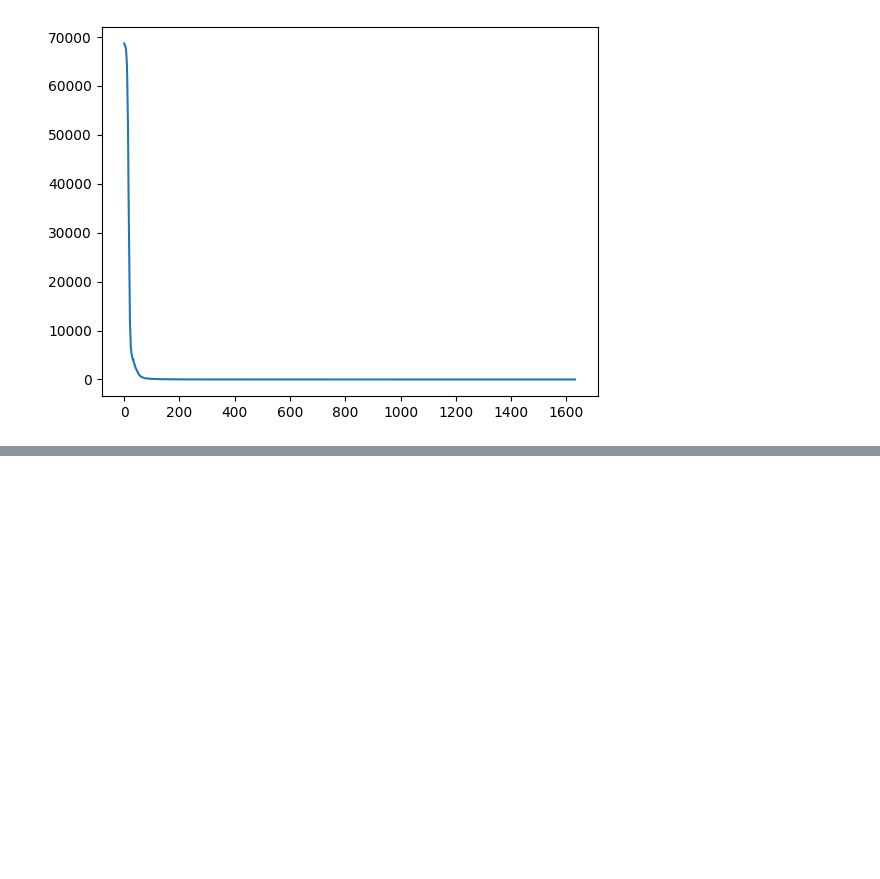
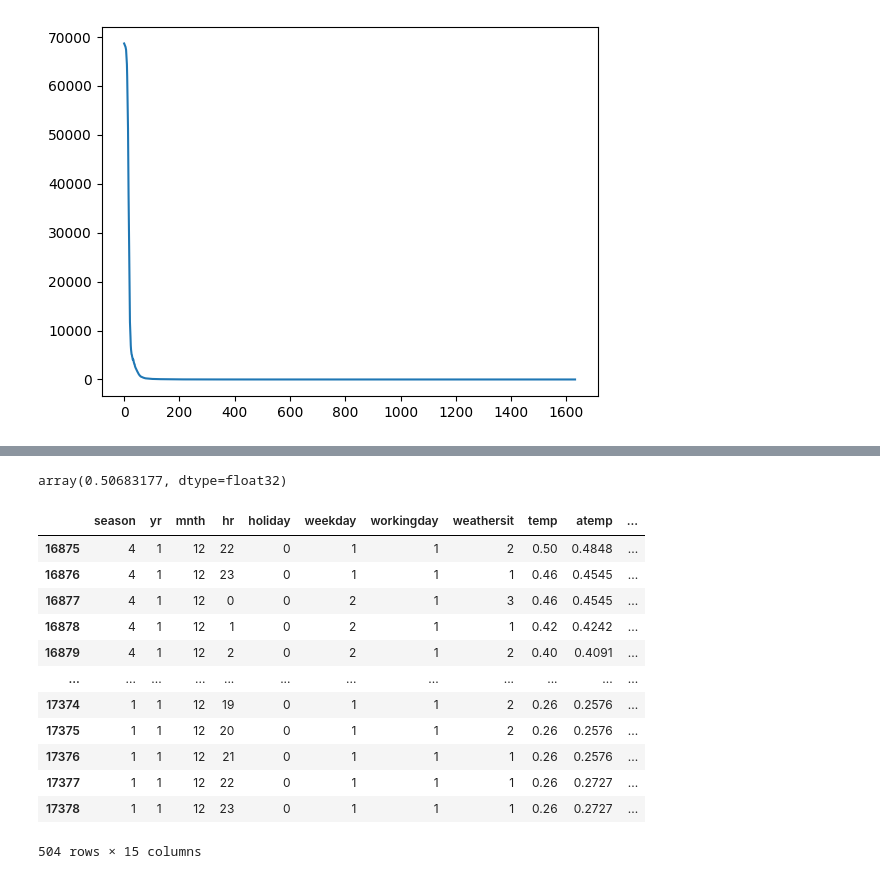
Before and after one commit to moutsea/gpt_era_learn_algo, a Jupyter notebook: code/3-bike_predictor.ipynb, the cells around one changed output, grey strips where cells are left out. Cells and saved outputs as stored; diff of their text form; code cells hidden in the pictures; blank space fills up the shorter version.

```diff
--- a/code/3-bike_predictor.ipynb
+++ b/code/3-bike_predictor.ipynb
@@ -90,0 +130,4 @@ plt.plot(losses)
+# %%
+loss(net(X_test_tensor).squeeze(), y_test_tensor).detach().numpy()
+# %% [output]
+array(0.50683177, dtype=float32)
@@ -90,0 +136,16 @@ plt.plot(losses)
+# %%
+testset
+# %% [output]
+|  | season | yr | mnth | hr | holiday | weekday | workingday | weathersit | temp | atemp | ... |
+| 16875 | 4 | 1 | 12 | 22 | 0 | 1 | 1 | 2 | 0.50 | 0.4848 | ... |
+| 16876 | 4 | 1 | 12 | 23 | 0 | 1 | 1 | 1 | 0.46 | 0.4545 | ... |
+| 16877 | 4 | 1 | 12 | 0 | 0 | 2 | 1 | 3 | 0.46 | 0.4545 | ... |
+| 16878 | 4 | 1 | 12 | 1 | 0 | 2 | 1 | 1 | 0.42 | 0.4242 | ... |
+| 16879 | 4 | 1 | 12 | 2 | 0 | 2 | 1 | 2 | 0.40 | 0.4091 | ... |
+| ... | ... | ... | ... | ... | ... | ... | ... | ... | ... | ... | ... |
+| 17374 | 1 | 1 | 12 | 19 | 0 | 1 | 1 | 2 | 0.26 | 0.2576 | ... |
+| 17375 | 1 | 1 | 12 | 20 | 0 | 1 | 1 | 2 | 0.26 | 0.2576 | ... |
+| 17376 | 1 | 1 | 12 | 21 | 0 | 1 | 1 | 1 | 0.26 | 0.2576 | ... |
+| 17377 | 1 | 1 | 12 | 22 | 0 | 1 | 1 | 1 | 0.26 | 0.2727 | ... |
+| 17378 | 1 | 1 | 12 | 23 | 0 | 1 | 1 | 1 | 0.26 | 0.2727 | ... |
+504 rows × 15 columns
```
Also changed, not shown: parts of 17 cells of this notebook, 2 other files.
